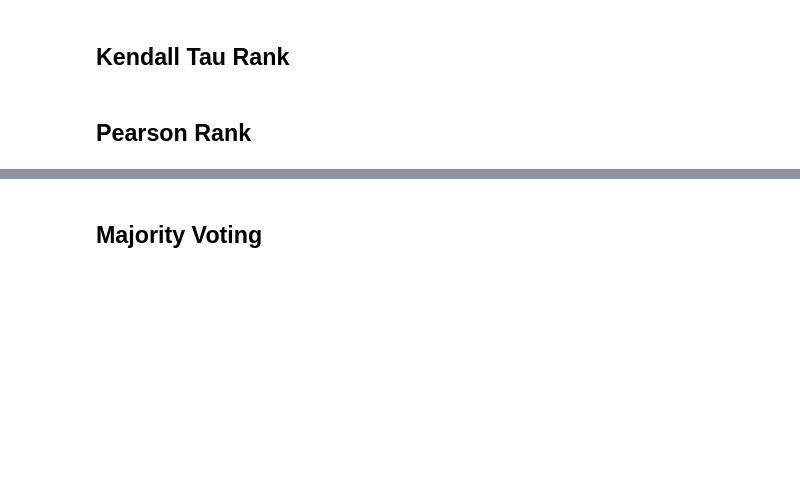
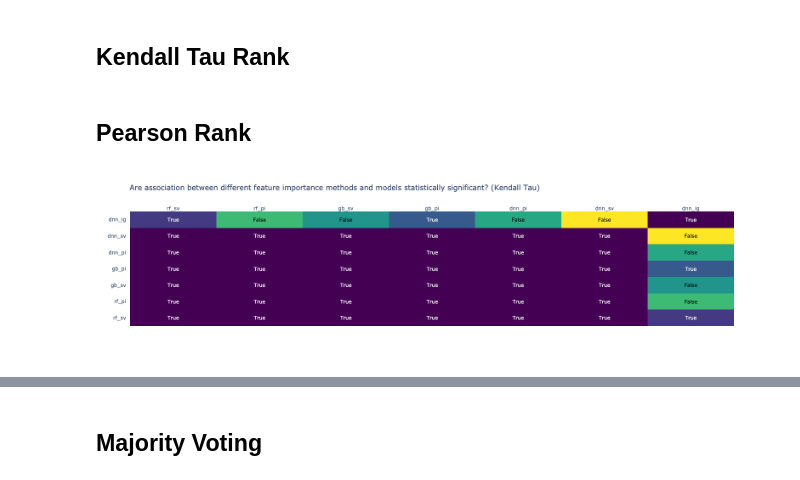
Before and after one commit to divishrengasamy/ensemble-feature-importance, a Jupyter notebook: Ensemble Feature Importance.ipynb, the cells around one changed output, grey strips where cells are left out. Saved outputs shown, nothing was run; the diff lists cells and outputs as text; code cells hidden in the pictures; blank space fills up the shorter version.

```diff
--- a/Ensemble Feature Importance.ipynb
+++ b/Ensemble Feature Importance.ipynb
@@ -487,8 +452,5 @@ Using 300 background data samples could cause slower run times. Consider using s
 # %%
 dnn_sv = np.sum(np.mean(np.abs(shap_values), axis=1), axis=0)
-dnn_sv_min = np.sum(np.mean(np.abs(shap_values), axis=1), axis=0).min()
-dnn_sv_max = np.sum(np.mean(np.abs(shap_values), axis=1), axis=0).max()
-
-dnn_sv_scaled = (dnn_sv - dnn_sv_min) / (dnn_sv_max - dnn_sv_min)
+dnn_sv_scaled = normalise(dnn_sv)
 print(f"DNN SV error: {np.abs(dnn_sv_scaled - scaled_coef).mean()}")
 # %% [output]
@@ -621,11 +583,10 @@ def tau_test(test_data):
         test_data_min_delta = np.abs(test_data_min - test_data_mean)
         test_data_max_delta = np.abs(test_data_max - test_data_mean)
 
-        if test_data_min_delta >= test_data_max_delta:
-            if test_data_min_delta > tau * test_data_std:
-                test_data = np.delete(test_data, test_data_min_index)
+        if (test_data_min_delta >= test_data_max_delta) and (test_data_min_delta > tau * test_data_std):
+            test_data = np.delete(test_data, test_data_min_index)
         else:
-            if test_data_max_delta > tau * test_data_std:
+            if test_data_max_delta > (tau * test_data_std):
                 test_data = np.delete(test_data, test_data_max_index)
     return test_data
 
@@ -696,12 +667,12 @@ def helper_rank(rank_function, data, methods_columns_name):
 
     # calculate mean for each feature
     total_scaled_corr = np.mean(all_stacked_corr, axis=1)
-    return total_scaled_corr
+    return total_scaled_corr, df_p_value
 # %% [markdown]
 ## Kendall Tau Rank
 # %%
 columns_name = ["rf_sv", "rf_pi", "gb_sv", "gb_pi", "dnn_pi", "dnn_sv", "dnn_ig"]
-total_scaled_kendall_tau = helper_rank(stats.kendalltau, all_stacked, columns_name)
+total_scaled_kendall_tau, kendall_tau_p_value = helper_rank(stats.kendalltau, all_stacked, columns_name)
 # %% [markdown]
 ## Pearson Rank
 # %%
@@ -708,0 +680,32 @@ total_scaled_spearman = helper_rank(stats.spearmanr, all_stacked, columns_name)
+# %%
+# convert signifance to true or false
+
+
+def plot_rank_method_significance(p_value, rank_name, sig_threshold=0.05, columns_name):
+    """
+    p_value:
+        Dataframe of p-value from rank method.
+    rank_name:
+        A string of rank method name.
+    sig_threshold:
+        Probability threshold for value to be considered significant.
+    columns_name:
+        A list of feature importance methods and models name.
+    """
+
+    p_value_sig = p_value < sig_threshold
+    annotation_text = p_value_sig.values.astype(str).tolist()
+
+    fig = ff.create_annotated_heatmap(
+        p_value.values.tolist(), x=columns_name, y=columns_name, annotation_text=annotation_text, colorscale="Viridis",
+    )
+
+    fig.update_layout(
+        title_text=f"Are association between different feature importance methods and models statistically significant? ({rank_name})"
+    )
+    fig.show()
+
+
+plot_rank_method_significance(kendall_tau_p_value, "Kendall Tau", 0.05, columns_name)
+# %% [output]
+[figure, added]
```
Also changed, not shown: parts of 29 cells of this notebook.
